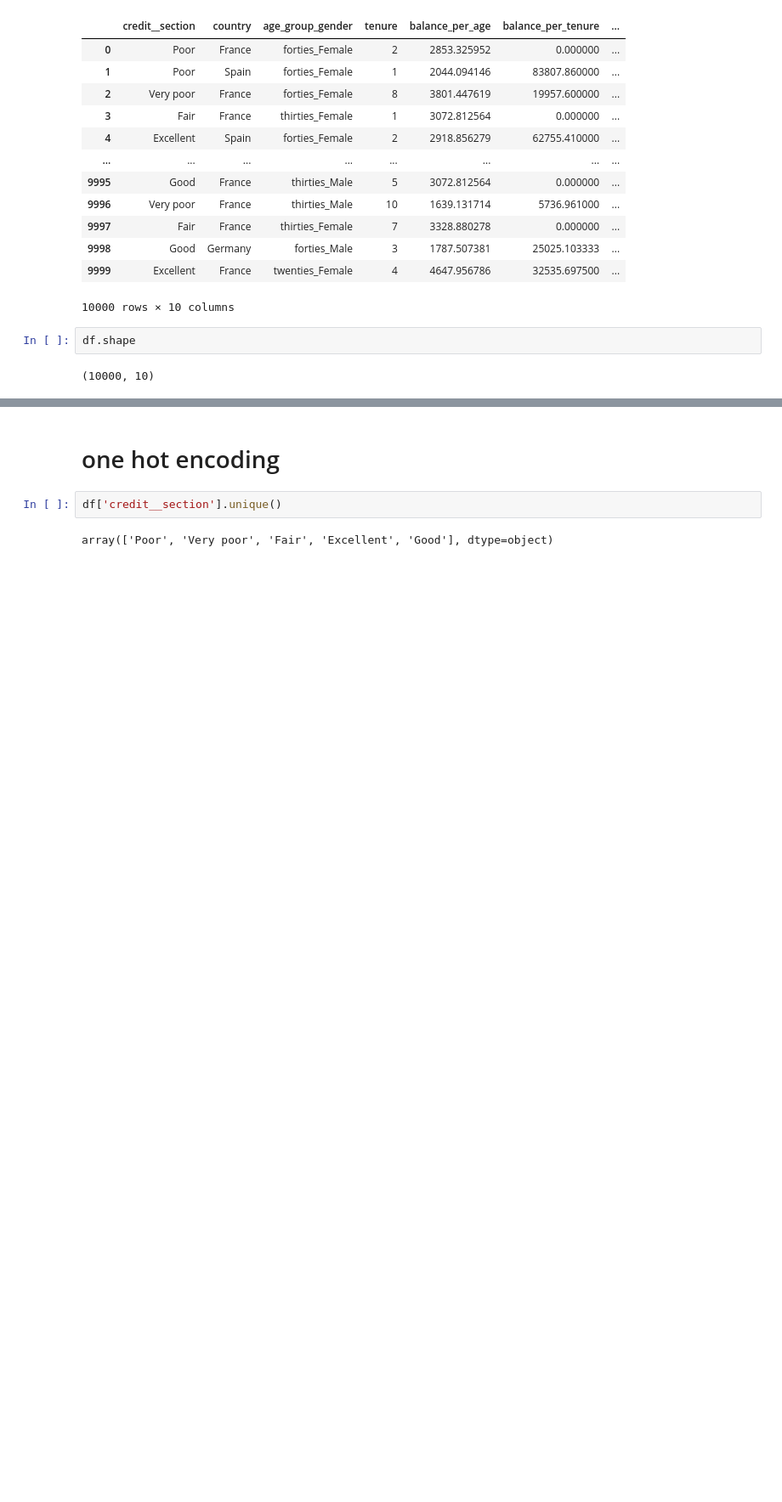
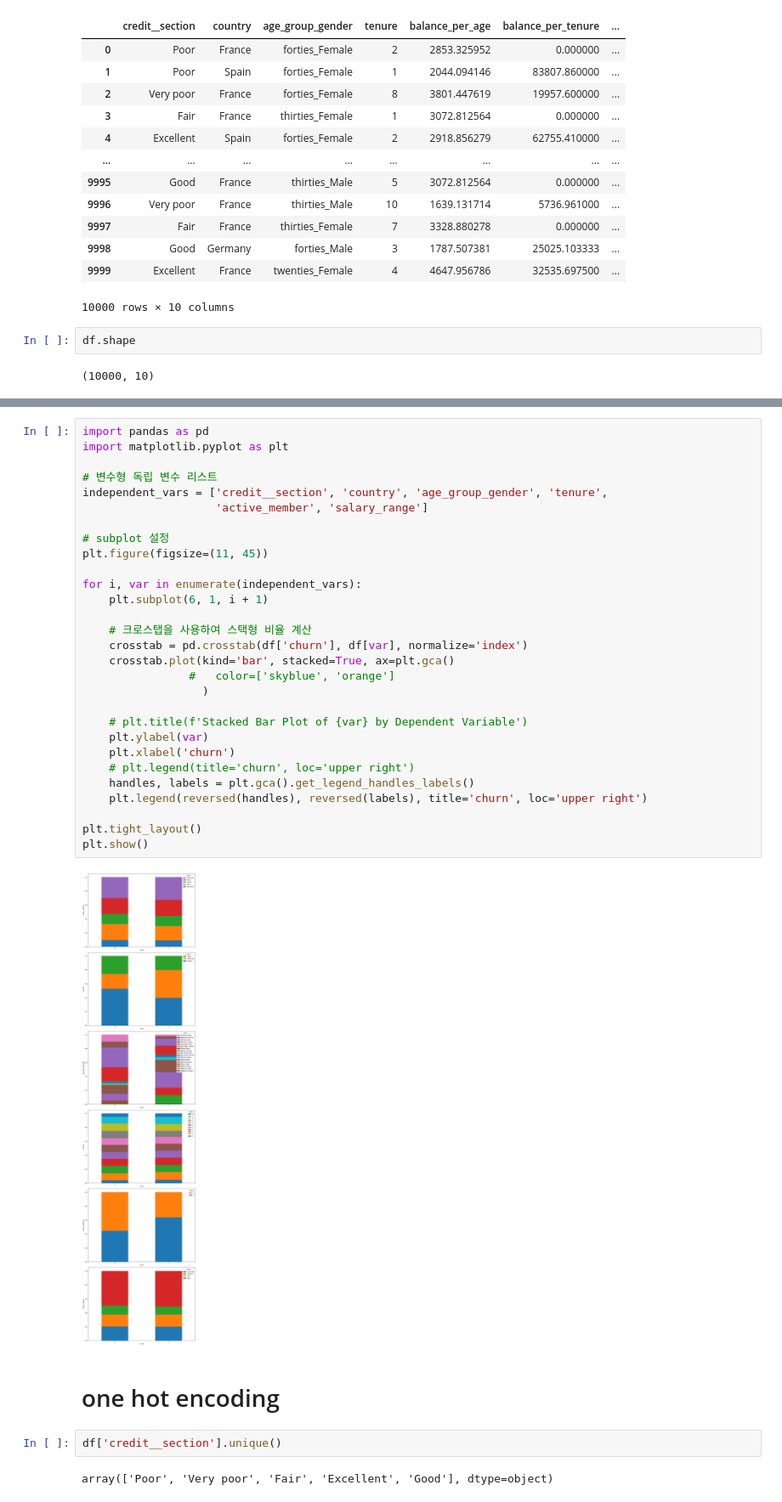
Before and after one commit to coconutkim/project_churn, a Jupyter notebook: real5.ipynb, the cells around one changed output, grey strips where cells are left out. Shown at 85% size. Drawn from its saved outputs; the diff is of its cells as text; blank space fills up the shorter version.

```diff
--- a/real5.ipynb
+++ b/real5.ipynb
@@ -44,3 +118,34 @@ df.shape
+# %%
+import pandas as pd
+import matplotlib.pyplot as plt
+
+# 변수형 독립 변수 리스트
+independent_vars = ['credit__section', 'country', 'age_group_gender', 'tenure',
+                    'active_member', 'salary_range']
+
+# subplot 설정
+plt.figure(figsize=(11, 45))
+
+for i, var in enumerate(independent_vars):
+    plt.subplot(6, 1, i + 1)
+
+    # 크로스탭을 사용하여 스택형 비율 계산
+    crosstab = pd.crosstab(df['churn'], df[var], normalize='index')
+    crosstab.plot(kind='bar', stacked=True, ax=plt.gca()
+                #   color=['skyblue', 'orange']
+                  )
+
+    # plt.title(f'Stacked Bar Plot of {var} by Dependent Variable')
+    plt.ylabel(var)
+    plt.xlabel('churn')
+    # plt.legend(title='churn', loc='upper right')
+    handles, labels = plt.gca().get_legend_handles_labels()
+    plt.legend(reversed(handles), reversed(labels), title='churn', loc='upper right')
+
+plt.tight_layout()
+plt.show()
+# %% [output]
+[figure, added]
 # %% [markdown]
 # one hot encoding
 # %%
```
Also changed, not shown: parts of 8 cells of this notebook, 6 other files.
